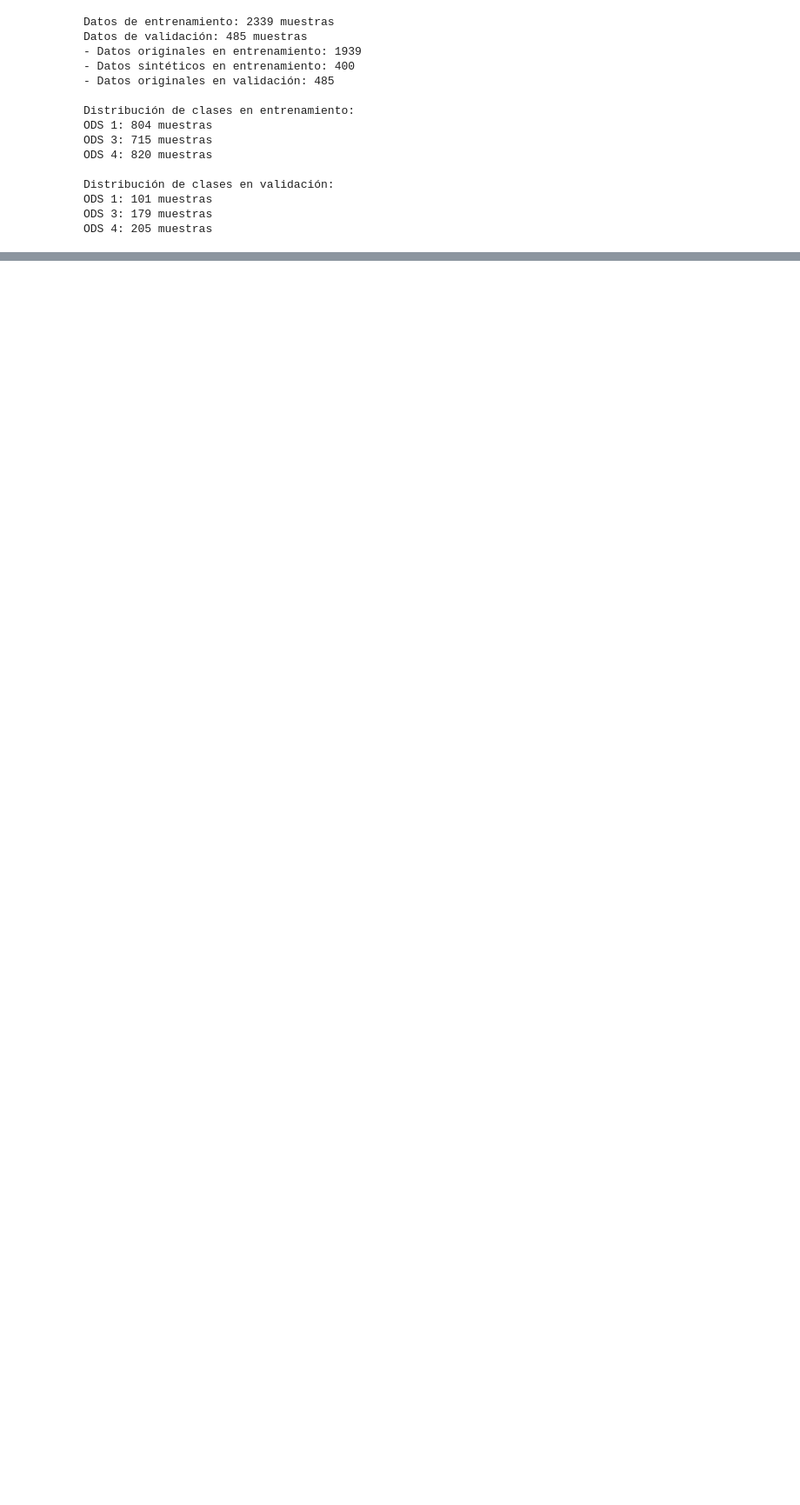
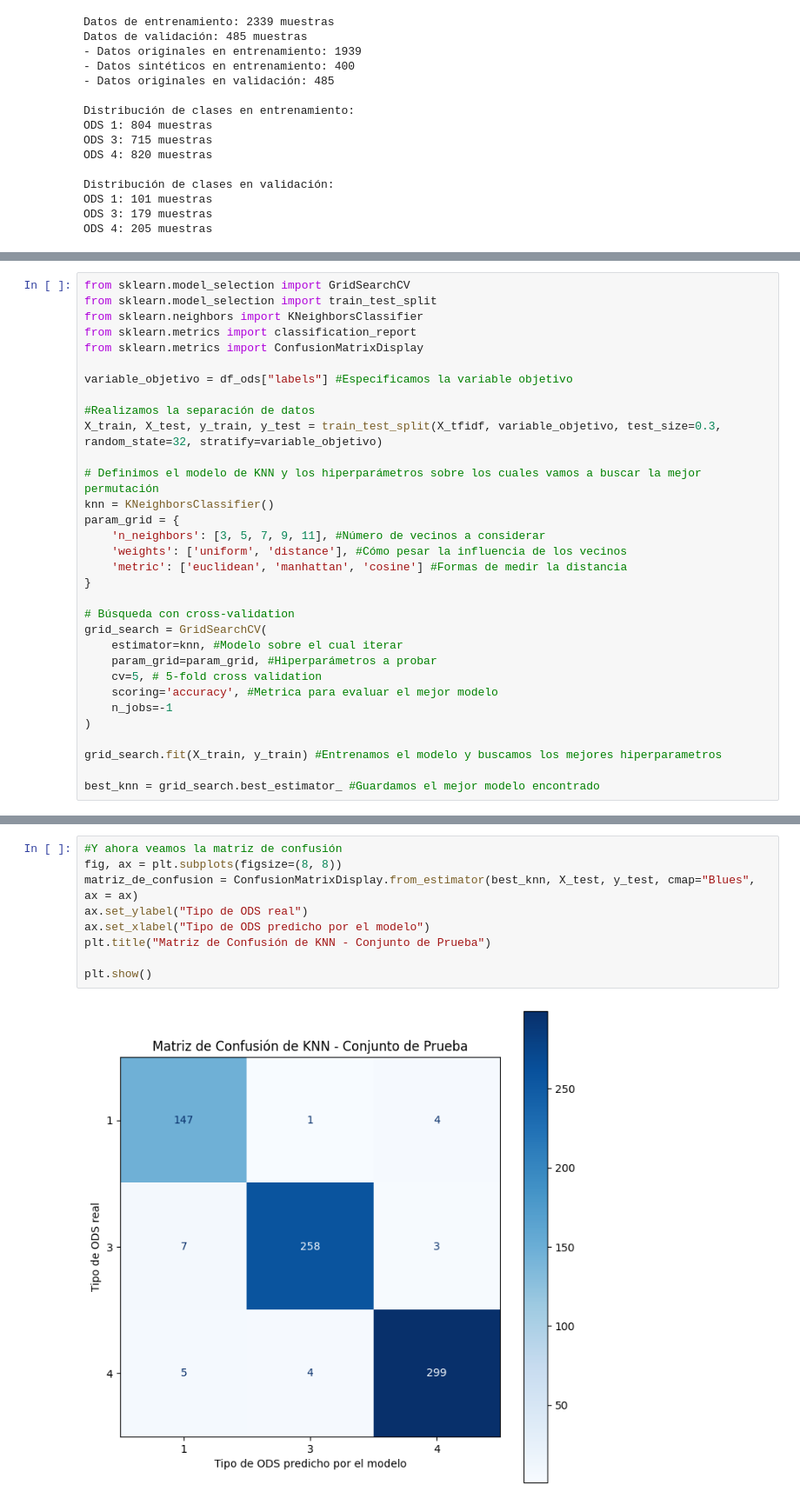
Before and after one commit to AnaHernandez20/Proyecto1E1-BI, a Jupyter notebook: Etapa1_ODS.ipynb, the cells around one changed output, grey strips where cells are left out. Shown at 87% size. Cells and saved outputs as stored; diff of their text form; blank space fills up the shorter version.

Commit message:
Modelo KNN Juan Ardila L.

```diff
--- a/Etapa1_ODS.ipynb
+++ b/Etapa1_ODS.ipynb
@@ -1539,0 +1564,32 @@ Número de épocas entrenadas: 12
+# %%
+from sklearn.model_selection import GridSearchCV
+from sklearn.model_selection import train_test_split
+from sklearn.neighbors import KNeighborsClassifier
+from sklearn.metrics import classification_report
+from sklearn.metrics import ConfusionMatrixDisplay
+
+variable_objetivo = df_ods["labels"] #Especificamos la variable objetivo
+
+#Realizamos la separación de datos
+X_train, X_test, y_train, y_test = train_test_split(X_tfidf, variable_objetivo, test_size=0.3, random_state=32, stratify=variable_objetivo)
+
+# Definimos el modelo de KNN y los hiperparámetros sobre los cuales vamos a buscar la mejor permutación
+knn = KNeighborsClassifier()
+param_grid = {
+    'n_neighbors': [3, 5, 7, 9, 11], #Número de vecinos a considerar
+    'weights': ['uniform', 'distance'], #Cómo pesar la influencia de los vecinos
+    'metric': ['euclidean', 'manhattan', 'cosine'] #Formas de medir la distancia
+}
+
+# Búsqueda con cross-validation
+grid_search = GridSearchCV(
+    estimator=knn, #Modelo sobre el cual iterar
+    param_grid=param_grid, #Hiperparámetros a probar
+    cv=5, # 5-fold cross validation
+    scoring='accuracy', #Metrica para evaluar el mejor modelo
+    n_jobs=-1
+)
+
+grid_search.fit(X_train, y_train) #Entrenamos el modelo y buscamos los mejores hiperparametros
+
+best_knn = grid_search.best_estimator_ #Guardamos el mejor modelo encontrado
@@ -1539,0 +1673,11 @@ Número de épocas entrenadas: 12
+# %%
+#Y ahora veamos la matriz de confusión
+fig, ax = plt.subplots(figsize=(8, 8))
+matriz_de_confusion = ConfusionMatrixDisplay.from_estimator(best_knn, X_test, y_test, cmap="Blues", ax = ax)
+ax.set_ylabel("Tipo de ODS real")
+ax.set_xlabel("Tipo de ODS predicho por el modelo")
+plt.title("Matriz de Confusión de KNN - Conjunto de Prueba")
+
+plt.show()
+# %% [output]
+[figure, added]
```
Also changed, not shown: parts of 16 cells of this notebook.
